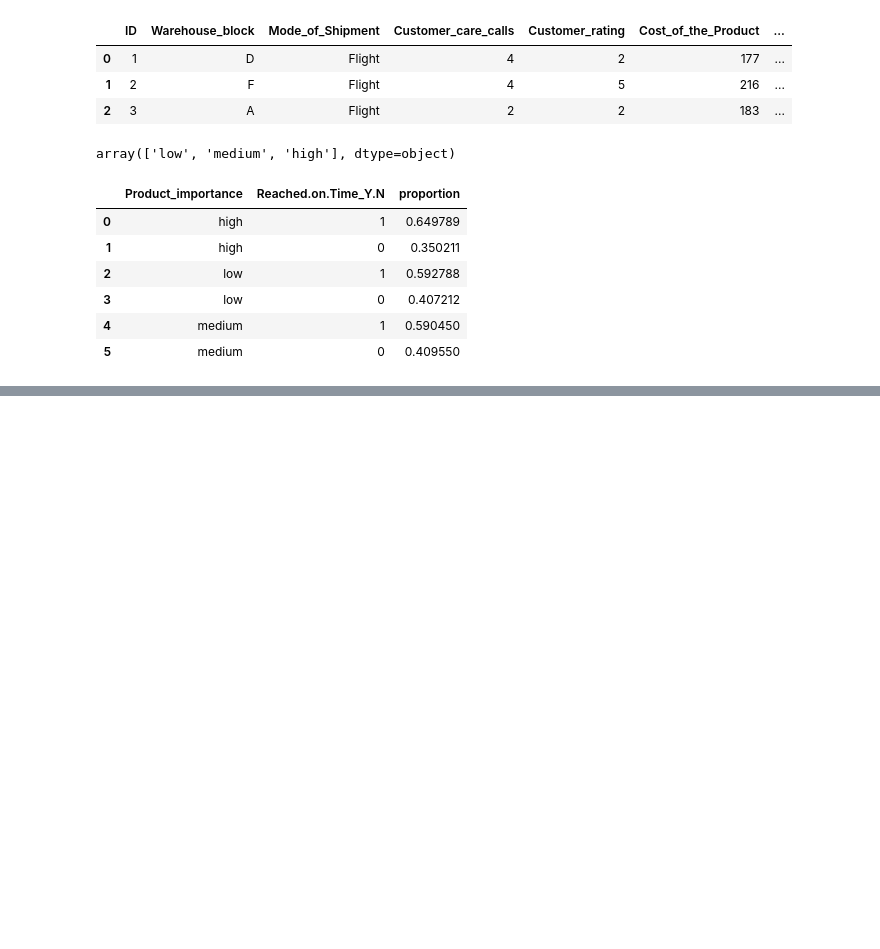
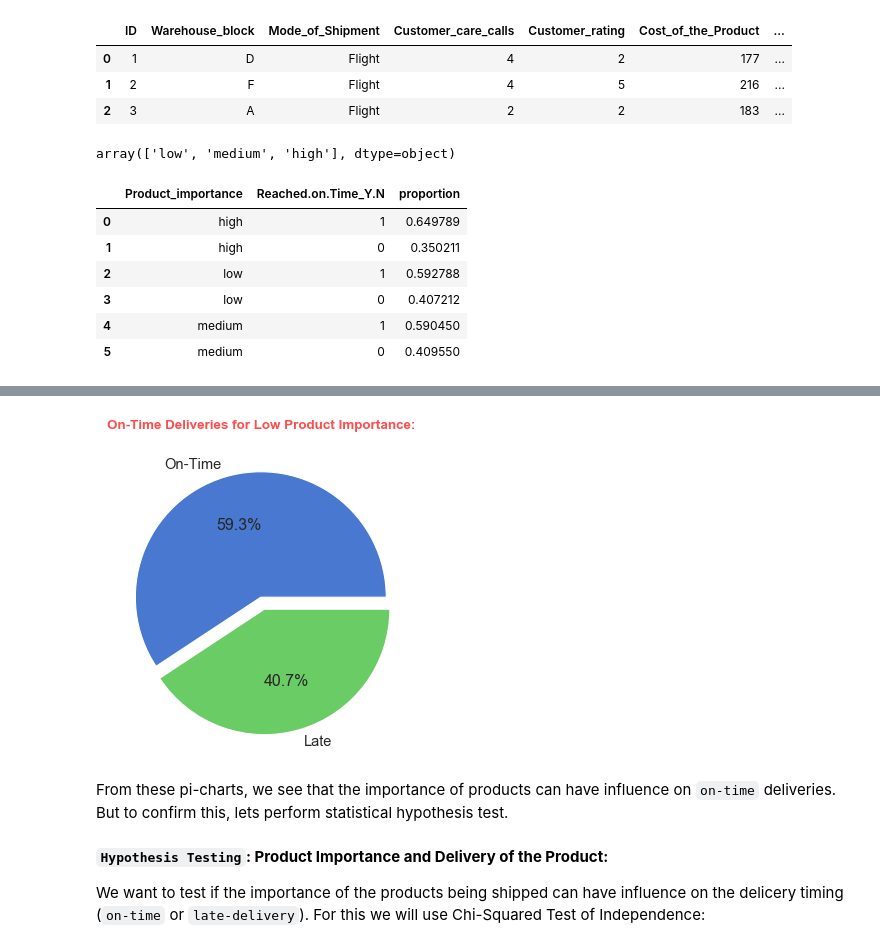
Before and after one commit to rajesh-coventry/Projects, a Jupyter notebook: 02_Data_Visuallization/05_E-Commerce_Shipping/01_delivery_performance_optimization.ipynb, the cells around one changed output, grey strips where cells are left out. Cells and saved outputs as stored; diff of their text form; code cells hidden in the pictures; blank space fills up the shorter version.

```diff
--- a/02_Data_Visuallization/05_E-Commerce_Shipping/01_delivery_performance_optimization.ipynb
+++ b/02_Data_Visuallization/05_E-Commerce_Shipping/01_delivery_performance_optimization.ipynb
@@ -1101,0 +1132,14 @@ Text(0.5, 1.0, 'On-Time Deliveries for High Product Importance:')
+# %%
+plt.figure(figsize=(4, 4))
+plt.style.use("seaborn-v0_8-dark")
+plt.pie(x= c[c["Product_importance"]== "low"]["proportion"], explode= [0, 0.1], autopct= "%1.1f%%",labels= ["On-Time", "Late"] )
+plt.title("On-Time Deliveries for Low Product Importance:", fontsize=12, fontweight="bold", color="Red", pad=10, alpha=0.7)
+plt.show()
+# %% [output]
+[figure, added]
+# %% [markdown]
+From these pi-charts, we see that the importance of products can have influence on `on-time` deliveries. But to confirm this, lets perform statistical hypothesis test.
+# %% [markdown]
+**`Hypothesis Testing`: Product Importance and Delivery of the Product:**
+
+We want to test if the importance of the products being shipped can have influence on the  delicery timing (`on-time` or `late-delivery`). For this we will use Chi-Squared Test of Independence:
```
Also changed, not shown: parts of 11 cells of this notebook.
